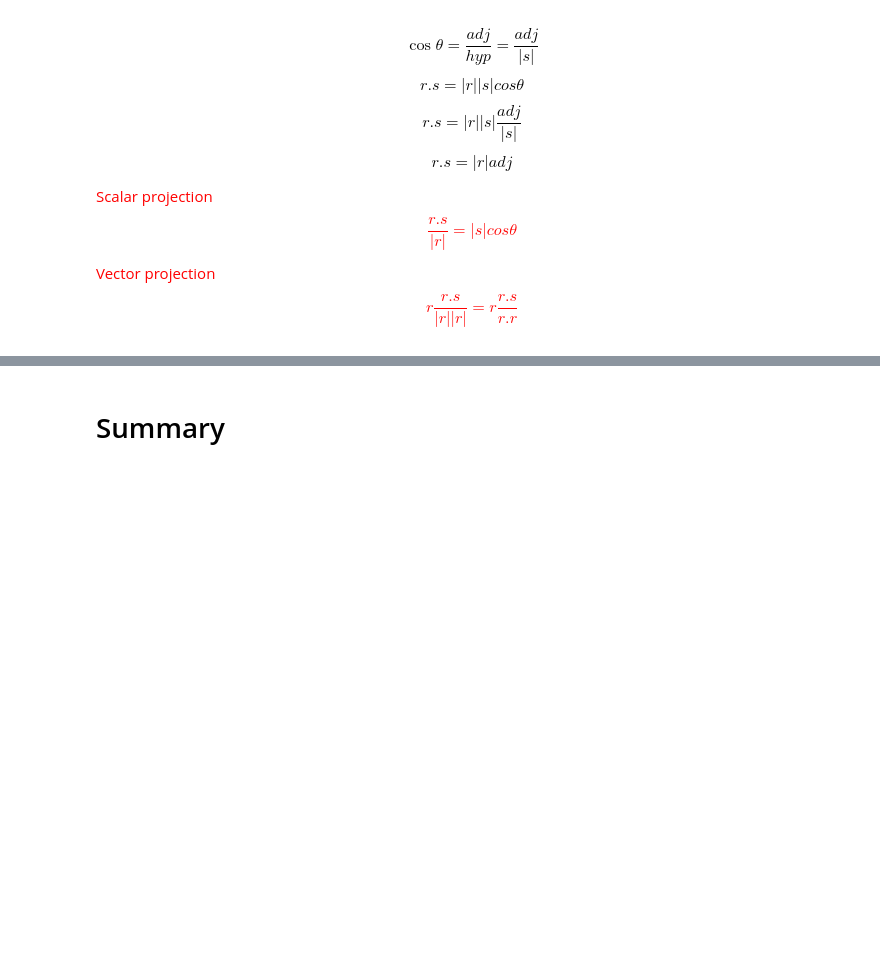
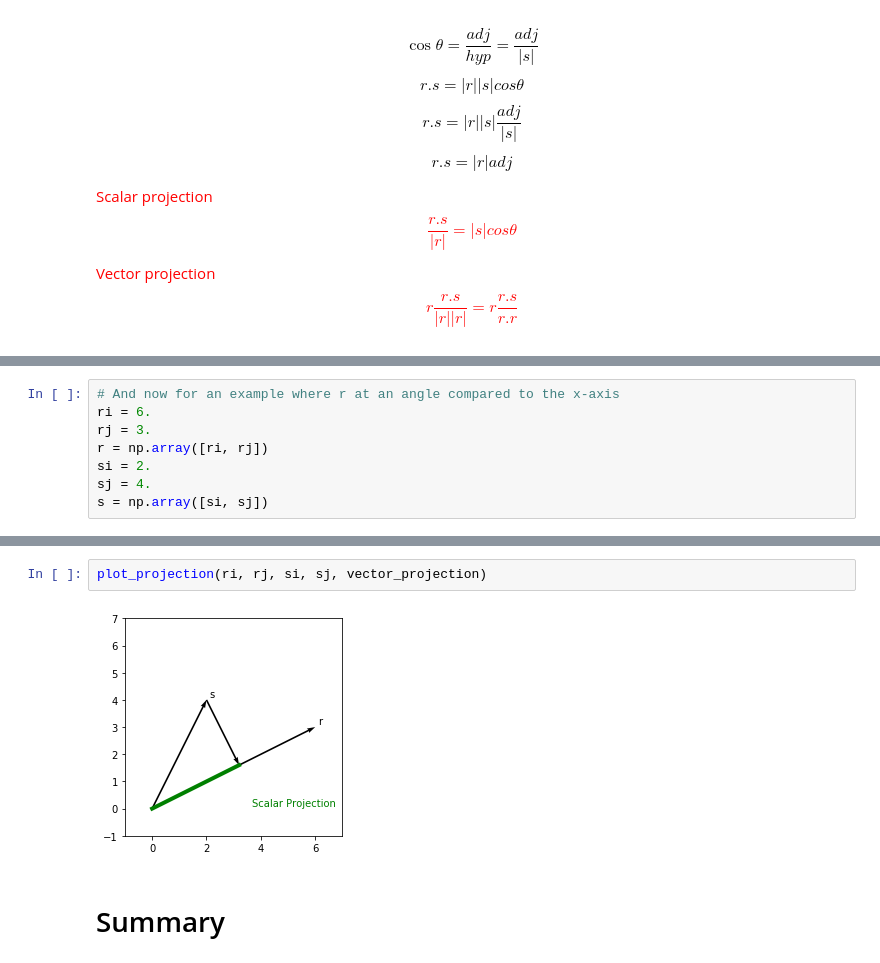
Before and after one commit to GretelDePaepe/MathForML, a Jupyter notebook: Vectors.ipynb, the cells around one changed output, grey strips where cells are left out. Saved outputs shown, nothing was run; the diff lists cells and outputs as text; blank space fills up the shorter version.

```diff
--- a/Vectors.ipynb
+++ b/Vectors.ipynb
@@ -379,0 +406,8 @@ $$r\frac{r.s}{|r||r|} = r\frac{r.s}{r.r}$$
+# %%
+# And now for an example where r at an angle compared to the x-axis
+ri = 6.
+rj = 3.
+r = np.array([ri, rj])
+si = 2.
+sj = 4.
+s = np.array([si, sj])
@@ -380,3 +422,7 @@ $$r\frac{r.s}{|r||r|} = r\frac{r.s}{r.r}$$
+# %%
+plot_projection(ri, rj, si, sj, vector_projection)
+# %% [output]
+[figure, added]
 # %% [markdown]
 # Summary
 # %% [markdown]
```
Also changed, not shown: parts of 6 cells of this notebook.
